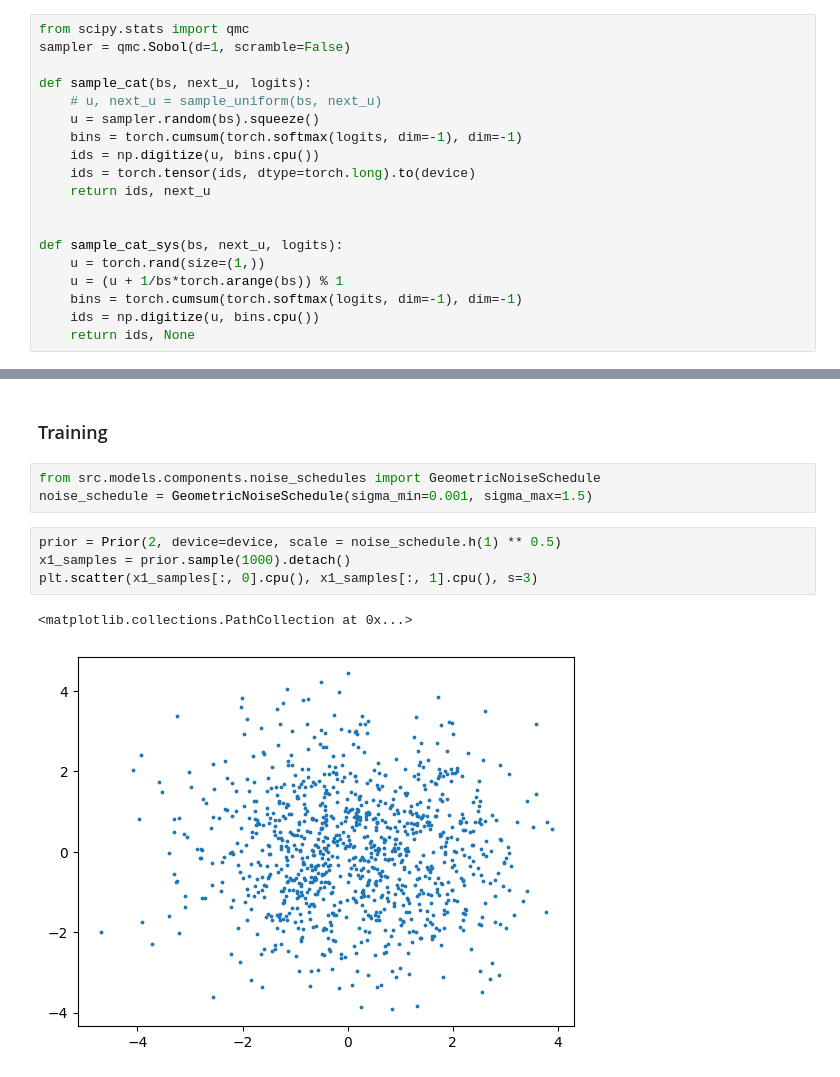
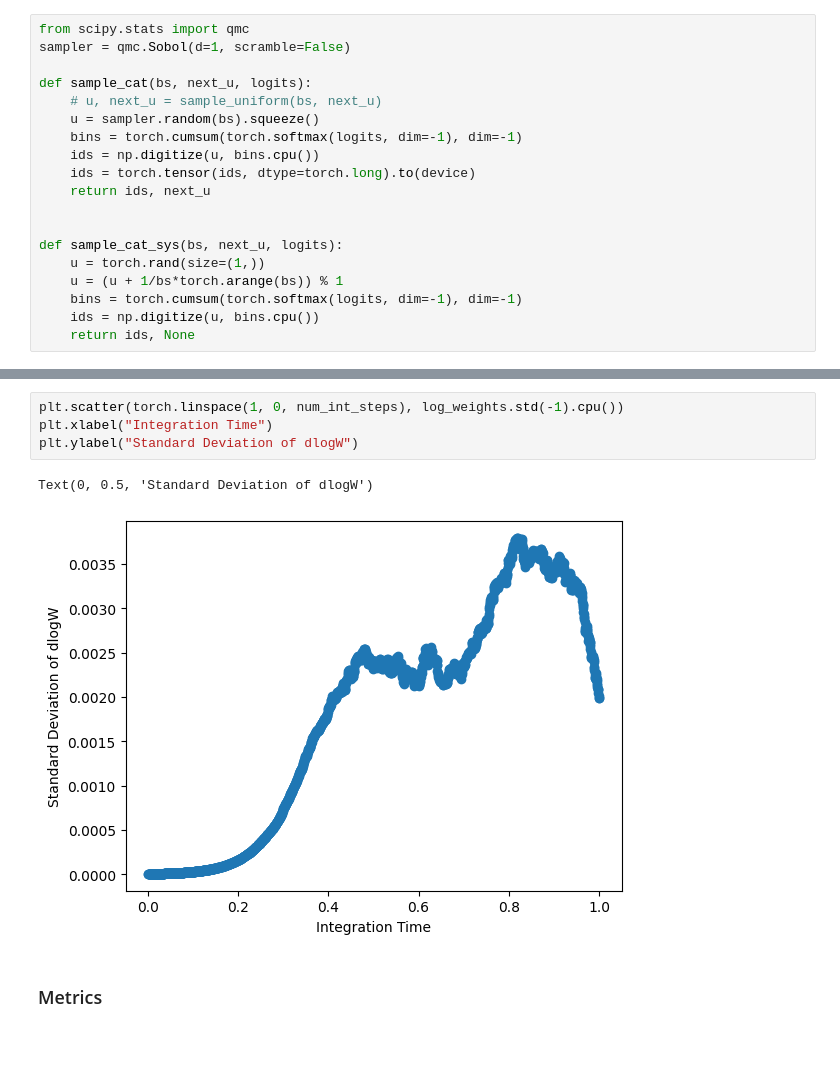
Before and after one commit to taraak/pita, a Jupyter notebook: runner/notebooks/gmm_temp_annealed_v3_true.ipynb, the cells around one changed output, grey strips where cells are left out. Cells and saved outputs as stored; diff of their text form; blank space fills up the shorter version.

```diff
--- a/runner/notebooks/gmm_temp_annealed_v3_true.ipynb
+++ b/runner/notebooks/gmm_temp_annealed_v3_true.ipynb
@@ -295,12 +280,9 @@ def reward_matching_loss(estimator,
+# %%
+plt.scatter(torch.linspace(1, 0, num_int_steps), log_weights.std(-1).cpu())
+plt.xlabel("Integration Time")
+plt.ylabel("Standard Deviation of dlogW")
+# %% [output]
+Text(0, 0.5, 'Standard Deviation of dlogW')
+[figure, added]
 # %% [markdown]
-### Training
+### Metrics
-# %%
-from src.models.components.noise_schedules import GeometricNoiseSchedule
-noise_schedule = GeometricNoiseSchedule(sigma_min=0.001, sigma_max=1.5)
-# %%
-prior = Prior(2, device=device, scale = noise_schedule.h(1) ** 0.5)
-x1_samples = prior.sample(1000).detach()
-plt.scatter(x1_samples[:, 0].cpu(), x1_samples[:, 1].cpu(), s=3)
-# %% [output]
-<matplotlib.collections.PathCollection at 0x...>
-[figure, removed]
```
Also changed, not shown: parts of 19 cells of this notebook.
